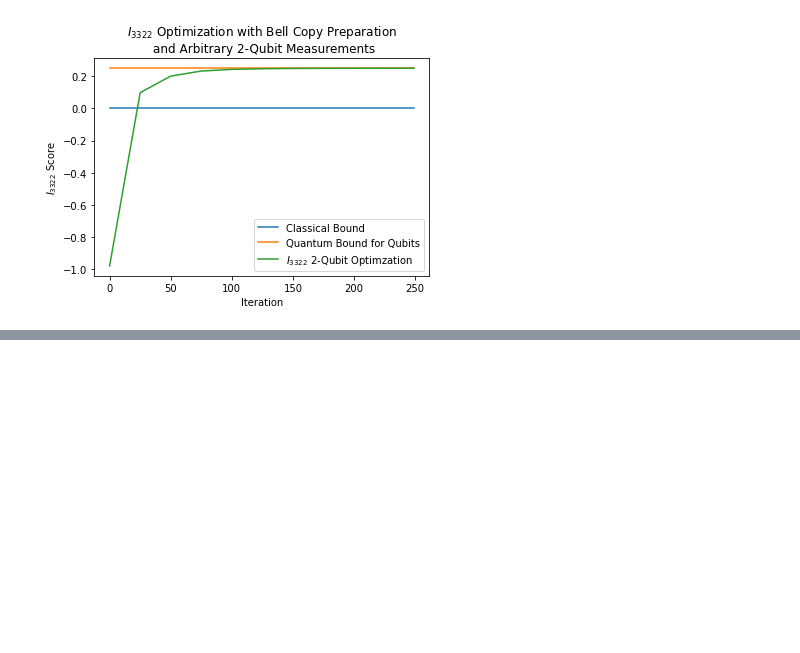
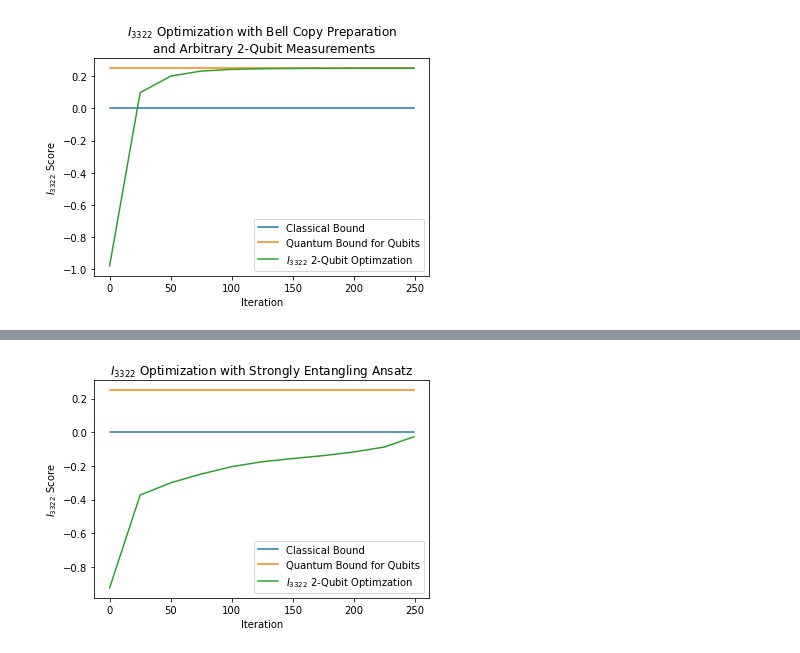
Before and after one commit to ChitambarLab/qNetVO, a Jupyter notebook: notebook/bipartite_nonsignaling_I3322_violations_by_dimension.ipynb, the cells around one changed output, grey strips where cells are left out. Saved outputs shown, nothing was run; the diff lists cells and outputs as text; code cells hidden in the pictures; blank space fills up the shorter version.

```diff
--- a/notebook/bipartite_nonsignaling_I3322_violations_by_dimension.ipynb
+++ b/notebook/bipartite_nonsignaling_I3322_violations_by_dimension.ipynb
@@ -418,0 +319,23 @@ plt.show()
+# %%
+n_local_qubits = 4
+
+def strongly_entangling_prep(settings, wires):
+    qml.templates.layers.StronglyEntanglingLayers(np.reshape(settings, (2,8,3)), wires)
+
+def strongly_entangling_meas(settings, wires):
+    qml.adjoint(qml.templates.layers.StronglyEntanglingLayers)(np.reshape(settings, (2,4,3)), wires)
+
+entangling_prepare_nodes = [QNopt.PrepareNode(1,range(2*n_local_qubits), strongly_entangling_prep, 48)]
+entangling_measure_nodes = [
+    QNopt.MeasureNode(3,2, [0,1,2,3], strongly_entangling_meas, 24),
+    QNopt.MeasureNode(3,2, [4,5,6,7], strongly_entangling_meas, 24)
+]
+
+entangling_ansatz = QNopt.NetworkAnsatz(entangling_prepare_nodes, entangling_measure_nodes)
+# %%
+%%time
+
+entangling_settings = entangling_ansatz.rand_scenario_settings()
+I_3322_cost_entangling = QNopt.I_3322_bell_inequality_cost(entangling_ansatz)
+
+entangling_opt_dict = QNopt.gradient_descent(I_3322_cost_entangling, entangling_settings, step_size = 0.6, num_steps=250)
@@ -418,0 +355,13 @@ plt.show()
+# %%
+plt.plot(entangling_opt_dict["samples"], [0]*len(entangling_opt_dict["samples"]), label = "Classical Bound")
+plt.plot(entangling_opt_dict["samples"], [0.25]*len(entangling_opt_dict["samples"]), label = "Quantum Bound for Qubits")
+
+plt.plot(entangling_opt_dict["samples"], entangling_opt_dict["scores"], label = r"$I_{3322}$" + f" {2}-Qubit Optimzation")
+
+plt.title(r"$I_{3322}$ Optimization with Strongly Entangling Ansatz")
+plt.xlabel("Iteration")
+plt.ylabel(r"$I_{3322}$ Score")
+plt.legend()
+plt.show()
+# %% [output]
+[figure, added]
```
Also changed, not shown: parts of 25 cells of this notebook.
